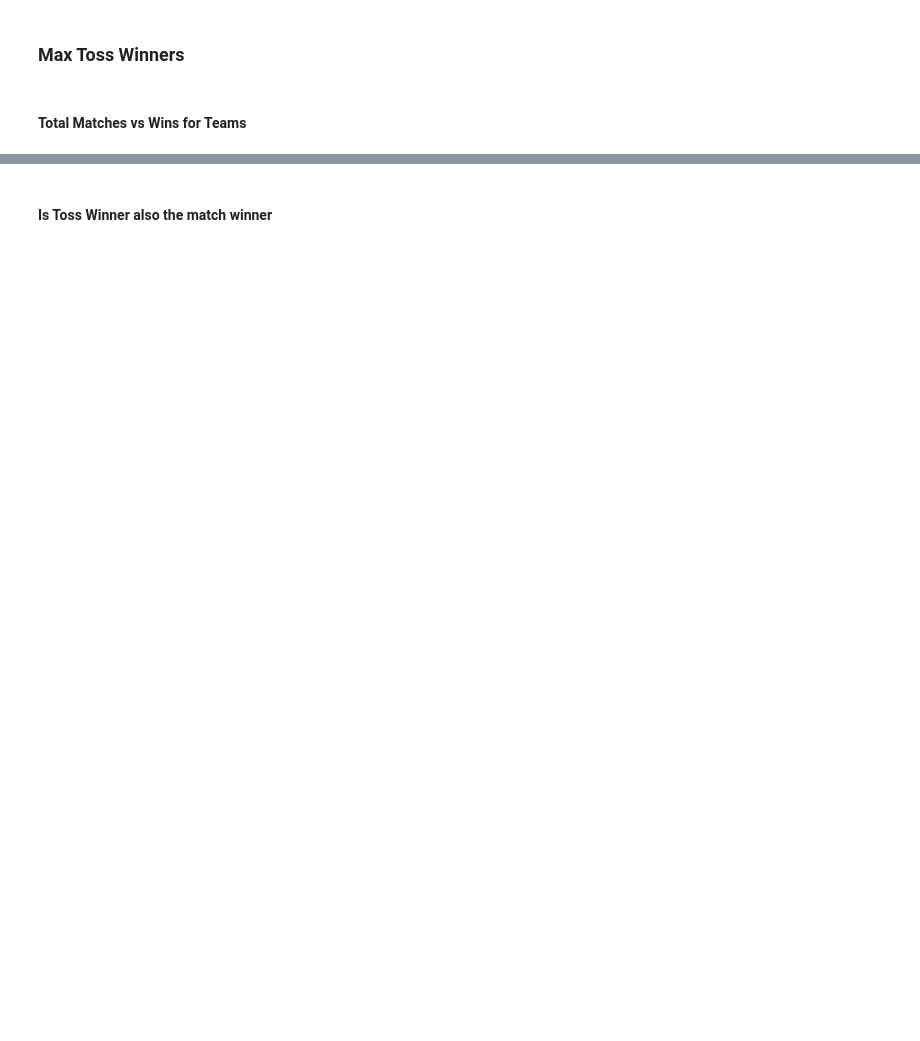
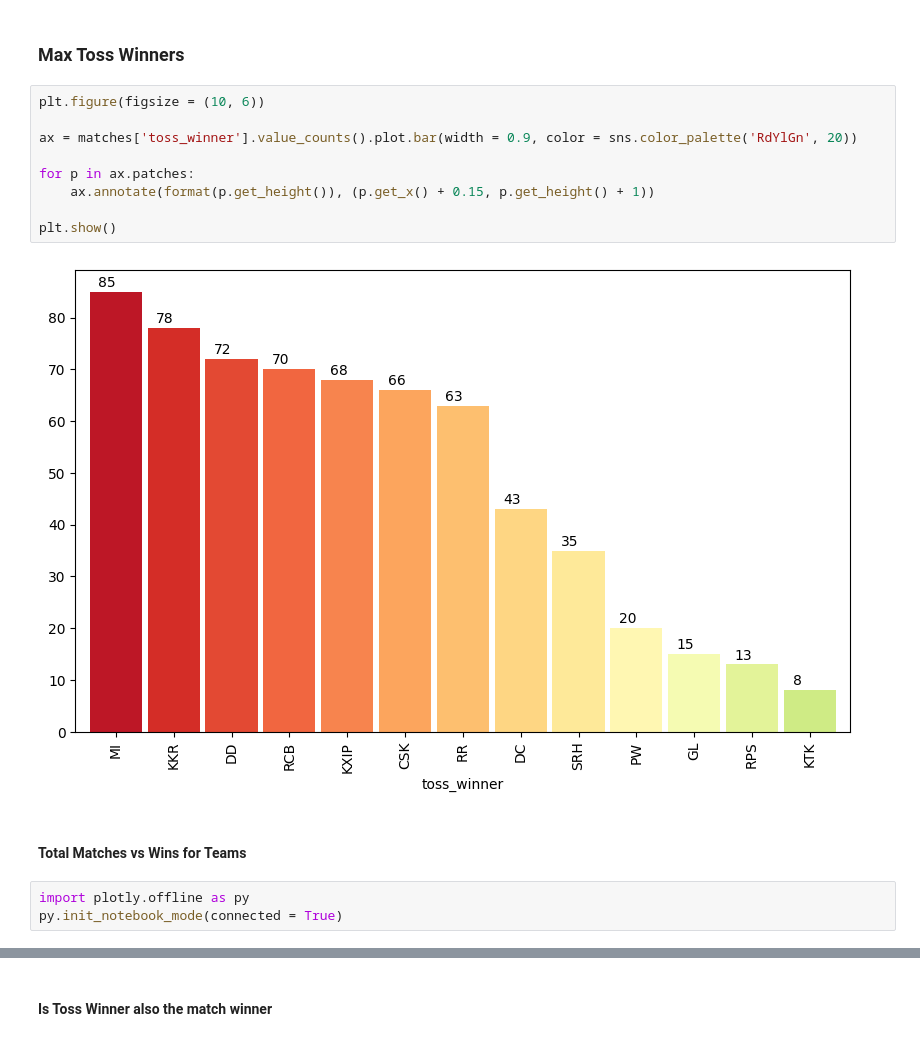
Before and after one commit to DataSphereX/Python_FAI, a Jupyter notebook: IPL_Match_Student.ipynb, the cells around one changed output, grey strips where cells are left out. Drawn from its saved outputs; the diff is of its cells as text; blank space fills up the shorter version.

```diff
--- a/IPL_Match_Student.ipynb
+++ b/IPL_Match_Student.ipynb
@@ -101,4 +177,18 @@ Total
 # %% [markdown]
 ### Max Toss Winners
+# %%
+plt.figure(figsize = (10, 6))
+
+ax = matches['toss_winner'].value_counts().plot.bar(width = 0.9, color = sns.color_palette('RdYlGn', 20))
+
+for p in ax.patches:
+    ax.annotate(format(p.get_height()), (p.get_x() + 0.15, p.get_height() + 1))
+
+plt.show()
+# %% [output]
+[figure, added]
 # %% [markdown]
 #### Total Matches vs Wins for Teams
+# %%
+import plotly.offline as py
+py.init_notebook_mode(connected = True)
```
Also changed, not shown: parts of 42 cells of this notebook, 5 other files.
